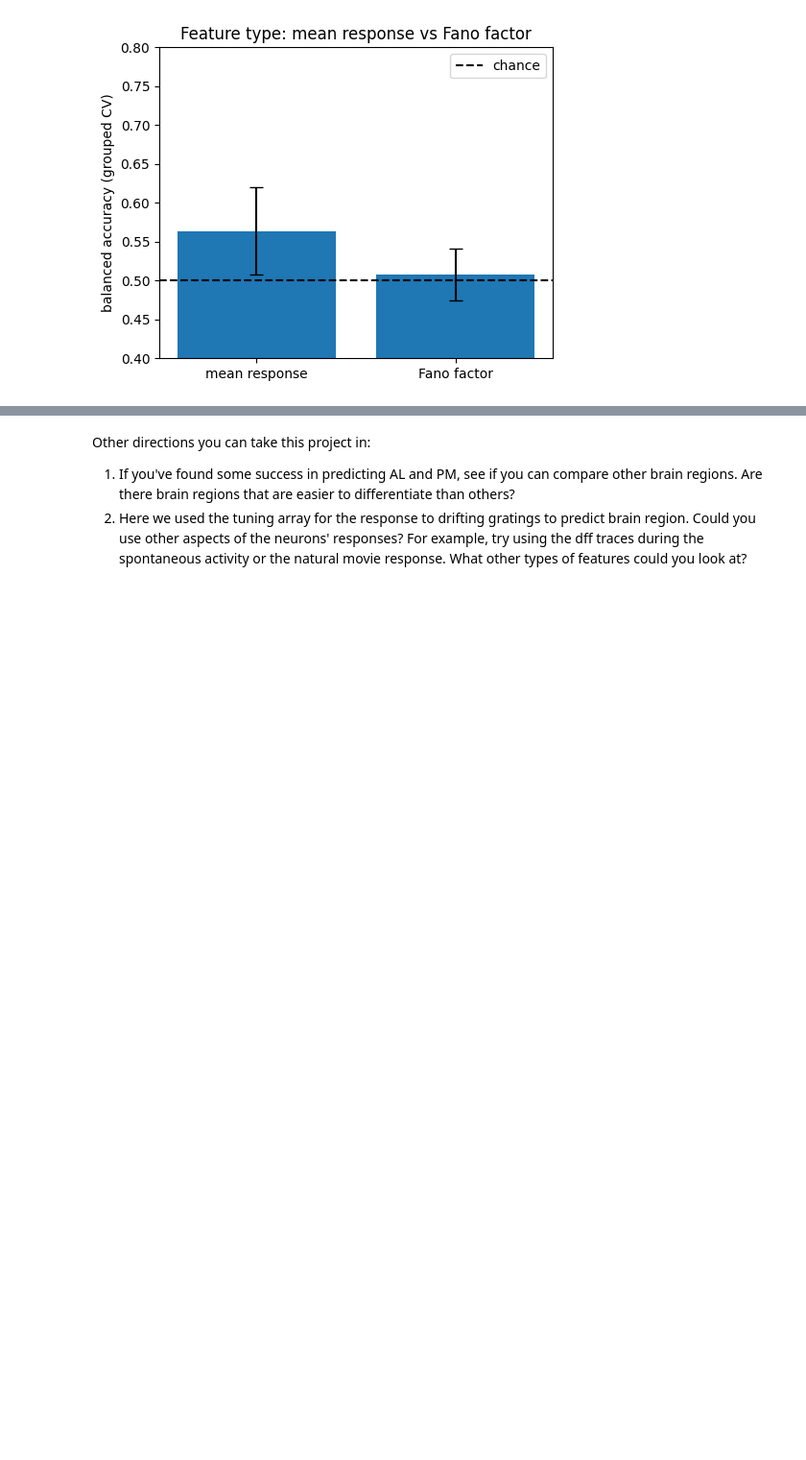
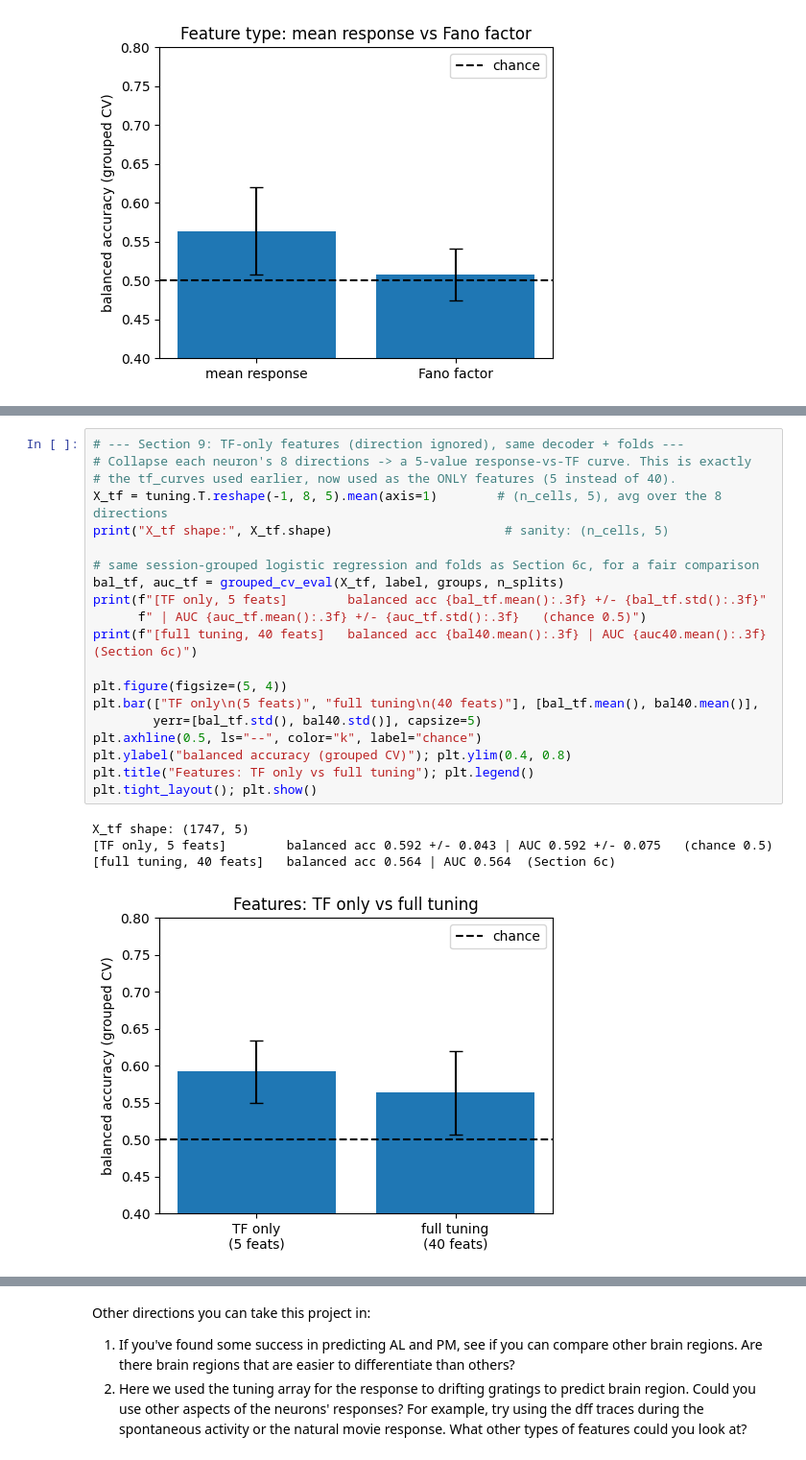
Before and after one commit to zbluee/Predicting_Brain_Regions, a Jupyter notebook: Predicting_Brain_Regions.ipynb, the cells around one changed output, grey strips where cells are left out. Shown at 96% size. Cells and saved outputs as stored; diff of their text form; blank space fills up the shorter version.

```diff
--- a/Predicting_Brain_Regions.ipynb
+++ b/Predicting_Brain_Regions.ipynb
@@ -864,0 +966,25 @@ Number of cells:  217
+# %%
+# --- Section 9: TF-only features (direction ignored), same decoder + folds ---
+# Collapse each neuron's 8 directions -> a 5-value response-vs-TF curve. This is exactly
+# the tf_curves used earlier, now used as the ONLY features (5 instead of 40).
+X_tf = tuning.T.reshape(-1, 8, 5).mean(axis=1)        # (n_cells, 5), avg over the 8 directions
+print("X_tf shape:", X_tf.shape)                       # sanity: (n_cells, 5)
+
+# same session-grouped logistic regression and folds as Section 6c, for a fair comparison
+bal_tf, auc_tf = grouped_cv_eval(X_tf, label, groups, n_splits)
+print(f"[TF only, 5 feats]        balanced acc {bal_tf.mean():.3f} +/- {bal_tf.std():.3f}"
+      f" | AUC {auc_tf.mean():.3f} +/- {auc_tf.std():.3f}   (chance 0.5)")
+print(f"[full tuning, 40 feats]   balanced acc {bal40.mean():.3f} | AUC {auc40.mean():.3f}  (Section 6c)")
+
+plt.figure(figsize=(5, 4))
+plt.bar(["TF only\n(5 feats)", "full tuning\n(40 feats)"], [bal_tf.mean(), bal40.mean()],
+        yerr=[bal_tf.std(), bal40.std()], capsize=5)
+plt.axhline(0.5, ls="--", color="k", label="chance")
+plt.ylabel("balanced accuracy (grouped CV)"); plt.ylim(0.4, 0.8)
+plt.title("Features: TF only vs full tuning"); plt.legend()
+plt.tight_layout(); plt.show()
+# %% [output]
+X_tf shape: (1747, 5)
+[TF only, 5 feats]        balanced acc 0.592 +/- 0.043 | AUC 0.592 +/- 0.075   (chance 0.5)
+[full tuning, 40 feats]   balanced acc 0.564 | AUC 0.564  (Section 6c)
+[figure, added]
```
Also changed, not shown: parts of 17 cells of this notebook.
